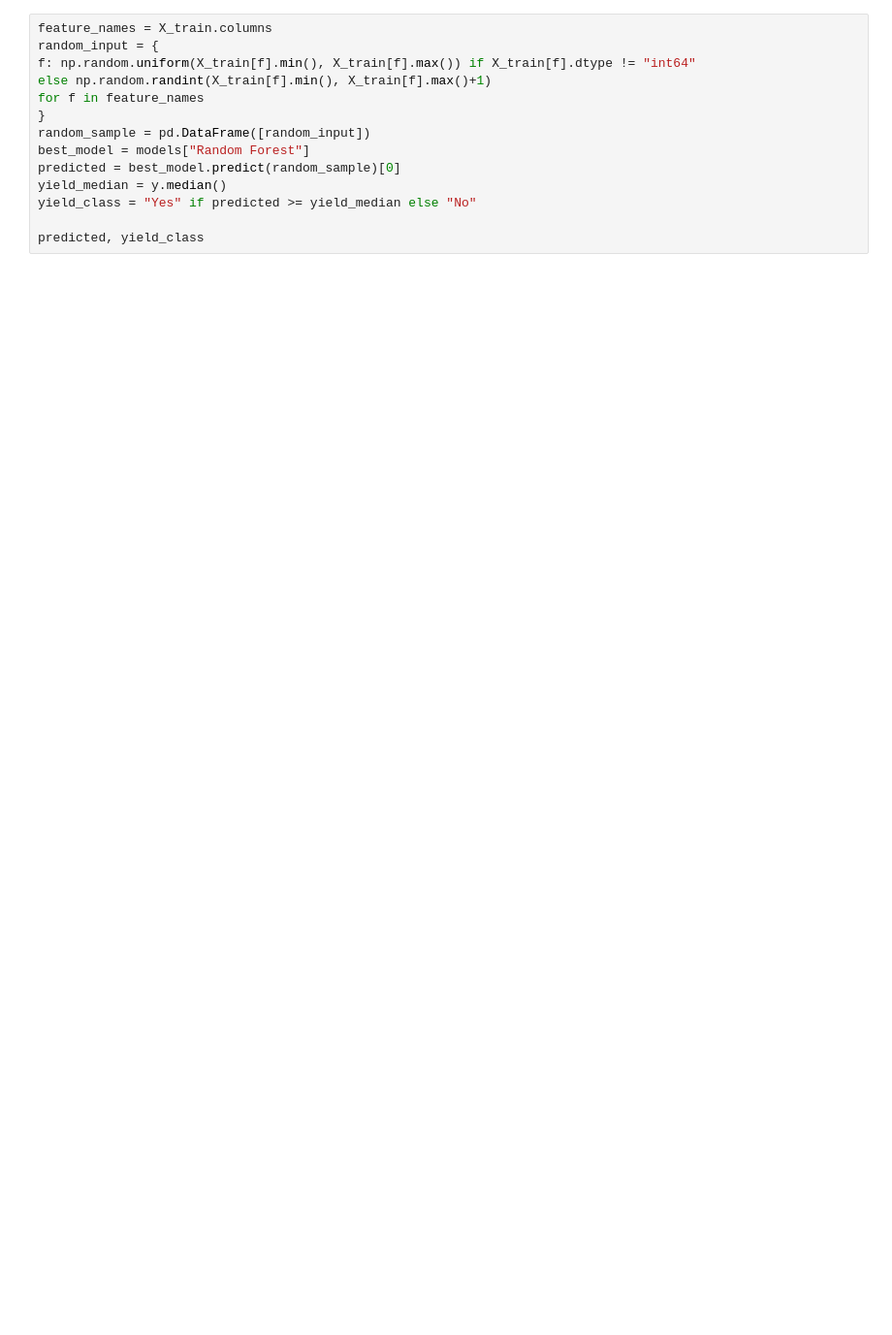
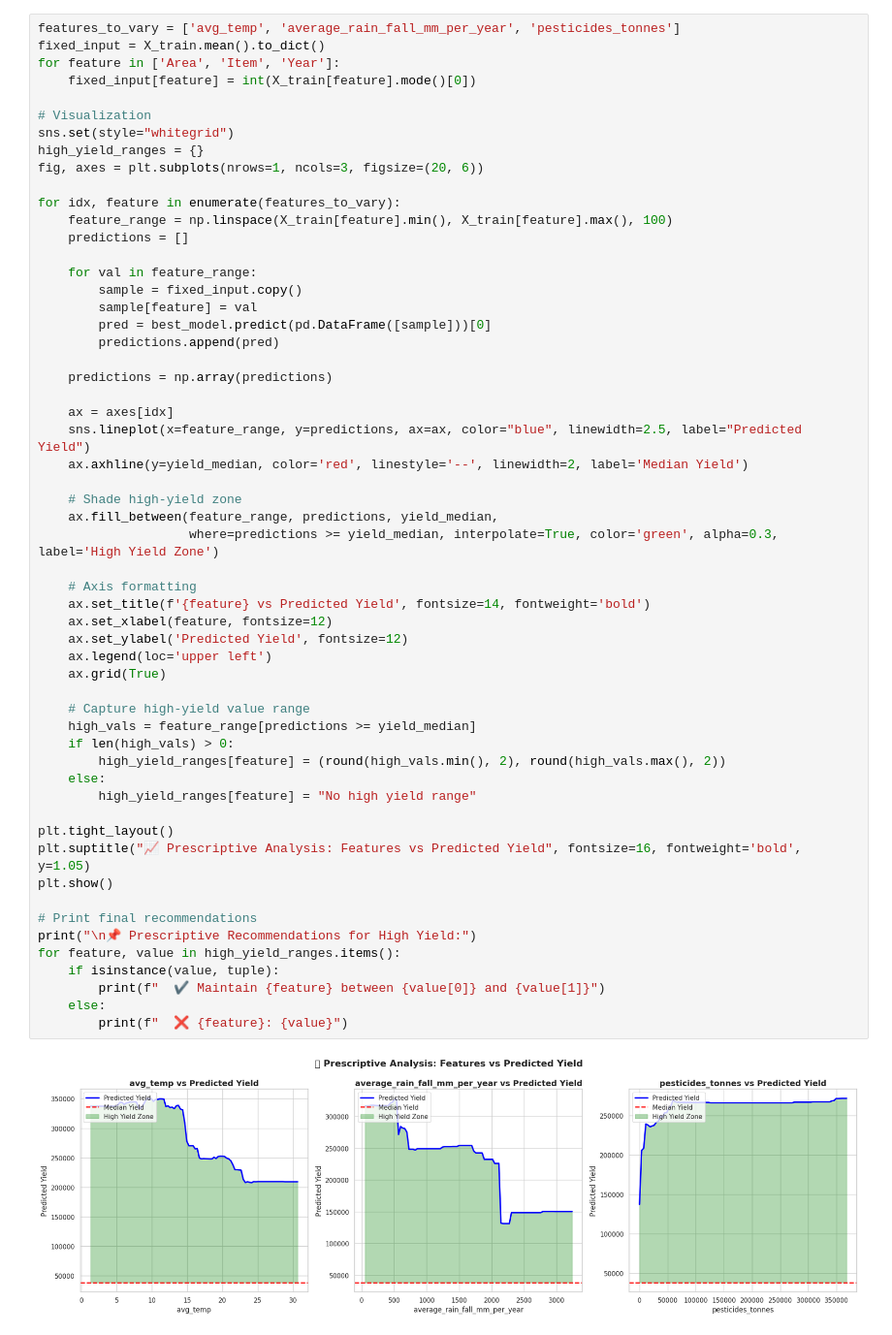
Before and after one commit to pratik-633/6103-fall-25-Shetty-Hamza-Reddy, a Jupyter notebook: Scripts/02_Model_Training.ipynb, the cells around one changed output. Shown: that part at 97% size. Drawn from its saved outputs; the diff is of its cells as text; blank space fills up the shorter version.

```diff
--- a/Scripts/02_Model_Training.ipynb
+++ b/Scripts/02_Model_Training.ipynb
@@ -93,14 +167,58 @@ AttributeError: The '.style' accessor requires jinja2
 # %%
-feature_names = X_train.columns
-random_input = {
-f: np.random.uniform(X_train[f].min(), X_train[f].max()) if X_train[f].dtype != "int64"
-else np.random.randint(X_train[f].min(), X_train[f].max()+1)
-for f in feature_names
-}
-random_sample = pd.DataFrame([random_input])
-best_model = models["Random Forest"]
-predicted = best_model.predict(random_sample)[0]
-yield_median = y.median()
-yield_class = "Yes" if predicted >= yield_median else "No"
+features_to_vary = ['avg_temp', 'average_rain_fall_mm_per_year', 'pesticides_tonnes']
+fixed_input = X_train.mean().to_dict()
+for feature in ['Area', 'Item', 'Year']:
+    fixed_input[feature] = int(X_train[feature].mode()[0])
 
-predicted, yield_class
+# Visualization
+sns.set(style="whitegrid")
+high_yield_ranges = {}
+fig, axes = plt.subplots(nrows=1, ncols=3, figsize=(20, 6))
+
+for idx, feature in enumerate(features_to_vary):
+    feature_range = np.linspace(X_train[feature].min(), X_train[feature].max(), 100)
+    predictions = []
+
+    for val in feature_range:
+        sample = fixed_input.copy()
+        sample[feature] = val
+        pred = best_model.predict(pd.DataFrame([sample]))[0]
+        predictions.append(pred)
+
+    predictions = np.array(predictions)
+
+    ax = axes[idx]
+    sns.lineplot(x=feature_range, y=predictions, ax=ax, color="blue", linewidth=2.5, label="Predicted Yield")
+    ax.axhline(y=yield_median, color='red', linestyle='--', linewidth=2, label='Median Yield')
+
+    # Shade high-yield zone
+    ax.fill_between(feature_range, predictions, yield_median,
+                    where=predictions >= yield_median, interpolate=True, color='green', alpha=0.3, label='High Yield Zone')
+
+    # Axis formatting
+    ax.set_title(f'{feature} vs Predicted Yield', fontsize=14, fontweight='bold')
+    ax.set_xlabel(feature, fontsize=12)
+    ax.set_ylabel('Predicted Yield', fontsize=12)
+    ax.legend(loc='upper left')
+    ax.grid(True)
+
+    # Capture high-yield value range
+    high_vals = feature_range[predictions >= yield_median]
+    if len(high_vals) > 0:
+        high_yield_ranges[feature] = (round(high_vals.min(), 2), round(high_vals.max(), 2))
+    else:
+        high_yield_ranges[feature] = "No high yield range"
+
+plt.tight_layout()
+plt.suptitle("📈 Prescriptive Analysis: Features vs Predicted Yield", fontsize=16, fontweight='bold', y=1.05)
+plt.show()
+
+# Print final recommendations
+print("\n📌 Prescriptive Recommendations for High Yield:")
+for feature, value in high_yield_ranges.items():
+    if isinstance(value, tuple):
+        print(f"  ✔️ Maintain {feature} between {value[0]} and {value[1]}")
+    else:
+        print(f"  ❌ {feature}: {value}")
+# %% [output]
+[figure, added]
```
Also changed, not shown: parts of 5 cells of this notebook.
